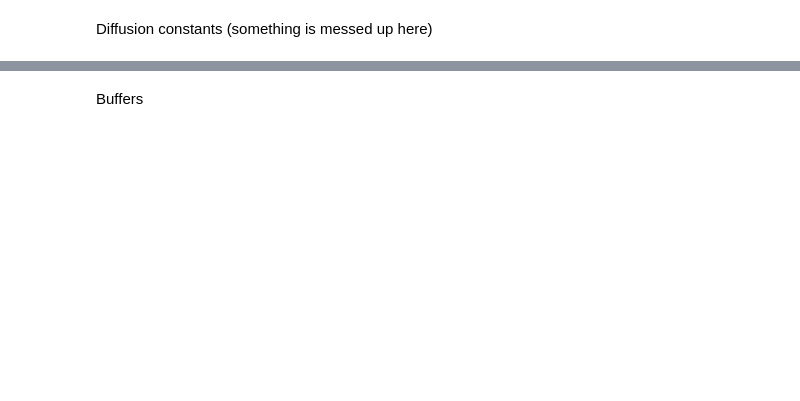
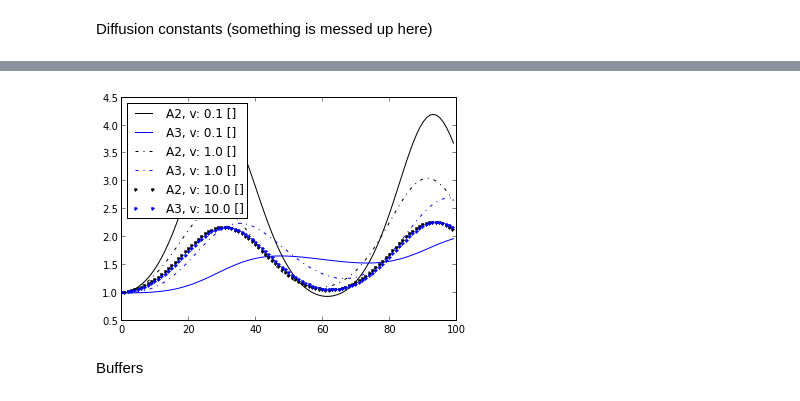
Before and after one commit to huskeypm/enzymekineticsacs, a Jupyter notebook: pdeode.ipynb, the cells around one changed output, grey strips where cells are left out. Cells and saved outputs as stored; diff of their text form; code cells hidden in the pictures; blank space fills up the shorter version.

```diff
--- a/pdeode.ipynb
+++ b/pdeode.ipynb
@@ -48,15 +64,15 @@ call via  - python coupledReactionDiffusion.py -test5all
 # %%
-pickleName ="Dslow.pkl"tsslow,concsslow = readpickle(pickleName)plt.title("Dslow")    plt.plot(tsslow,concsslow[:,0],label="A1/PDE")    plt.plot(tsslow,concsslow[:,2],label="A2")        plt.plot(tsslow,concsslow[:,4],label="A3")        plt.legend(loc=2)
+pickleName ="Dslow.pkl"tsslow,concsslow,vars = readpickle(pickleName,novar=True)plt.title("Dslow")    plt.plot(tsslow,concsslow[:,idxA1],label="A1/PDE")    plt.plot(tsslow,concsslow[:,idxA2],label="A2")        plt.plot(tsslow,concsslow[:,idxA3],label="A3")        plt.legend(loc=2)
 # %% [output]
 <matplotlib.legend.Legend at 0x...>
 [figure]
 # %%
-pickleName ="Dwater.pkl"tsp,concsp = readpickle(pickleName)plt.title("Dwater")    plt.plot(tsp,concsp[:,0],label="A1/PDE")    plt.plot(tsp,concsp[:,2],label="A2")        plt.plot(tsp,concsp[:,4],label="A3")        plt.legend(loc=2)
+pickleName ="Dwater.pkl"tsp,concsp,vars= readpickle(pickleName,novar=True)plt.title("Dwater")    plt.plot(tsp,concsp[:,idxA1],label="A1/PDE")    plt.plot(tsp,concsp[:,idxA2],label="A2")        plt.plot(tsp,concsp[:,idxA3],label="A3")        plt.legend(loc=2)
 # %% [output]
 <matplotlib.legend.Legend at 0x...>
 [figure]
 # %%
-pickleName ="Dfast.pkl"tspdf,concspdf = readpickle(pickleName)plt.title("Dfast")plt.plot(tspdf,concspdf[:,0],label="A1/PDE")    plt.plot(tspdf,concspdf[:,2],label="A2")        plt.plot(tspdf,concspdf[:,4],label="A3")        plt.legend(loc=2)
+pickleName ="Dfast.pkl"tspdf,concspdf,var = readpickle(pickleName,novar=True)plt.title("Dfast")plt.plot(tspdf,concspdf[:,idxA1],label="A1/PDE")    plt.plot(tspdf,concspdf[:,idxA2],label="A2")        plt.plot(tspdf,concspdf[:,idxA3],label="A3")        plt.legend(loc=2)
 # %% [output]
 <matplotlib.legend.Legend at 0x...>
 [figure]
@@ -74,3 +90,5 @@ WARNING: fixunits
 # %%
 ## params Df = 100.   # UNITS? params = Params()params.cA2init=1.0params.cA1init=1.0params.cA3init=1.0params.D12 = Dfparams.D13 = Df#print params.periodicSourceparams.dt =dt params.steps = stepsparams.amp=amp params.freq = freqparams.KDBuff1 = 1. #  [uM]  params.periodicSource=True## reset for each compatment params.D1 = 0.1 params.cBuff1 = 0. # conc buffer [uM] params.meshDim = np.array([100.,100.,100.]) # nm
+# %%
+def plottest6(pickleName):  tsij,concsr,vars = readpickle(pickleName)  concArA2 = concsr[0]  concArA3 = concsr[1]  j=0  styles2=['k-','k-.','k.']  styles3=['b-','b-.','b.']  plt.plot(tsij,concArA2[:,j],styles2[j],label="A2, v: %3.1f [] " % vars[j])  plt.plot(tsij,concArA3[:,j],styles3[j],label="A3, v: %3.1f [] " % vars[j])  j=1  plt.plot(tsij,concArA2[:,j],styles2[j],label="A2, v: %3.1f [] " % vars[j])  plt.plot(tsij,concArA3[:,j],styles3[j],label="A3, v: %3.1f [] " % vars[j])  j=2  plt.plot(tsij,concArA2[:,j],styles2[j],label="A2, v: %3.1f [] " % vars[j])  plt.plot(tsij,concArA3[:,j],styles3[j],label="A3, v: %3.1f [] " % vars[j])  plt.legend(loc=2)
 # %% [markdown]
@@ -91,2 +102,6 @@ D: 0.000000 Dbuff: 0.000000dim [ 100.  100.  100.]Adding periodic sourceD: 1.000
+# %%
+pickleName ="Ddiffs.pkl"plottest6(pickleName)
+# %% [output]
+[figure, added]
 # %% [markdown]
 Buffers
```
Also changed, not shown: parts of 24 cells of this notebook, 1 other file.
